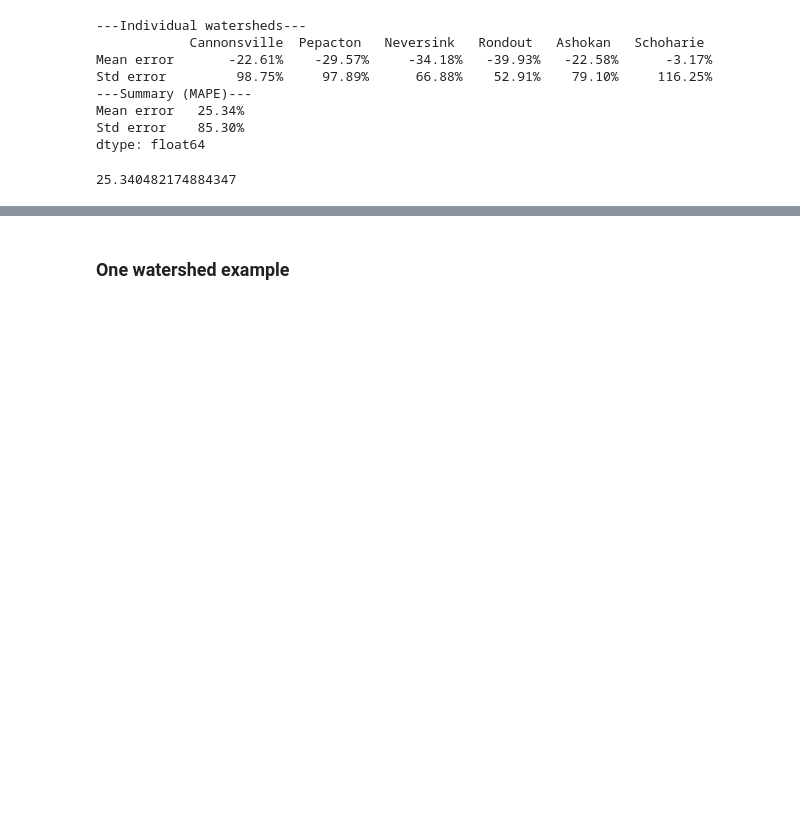
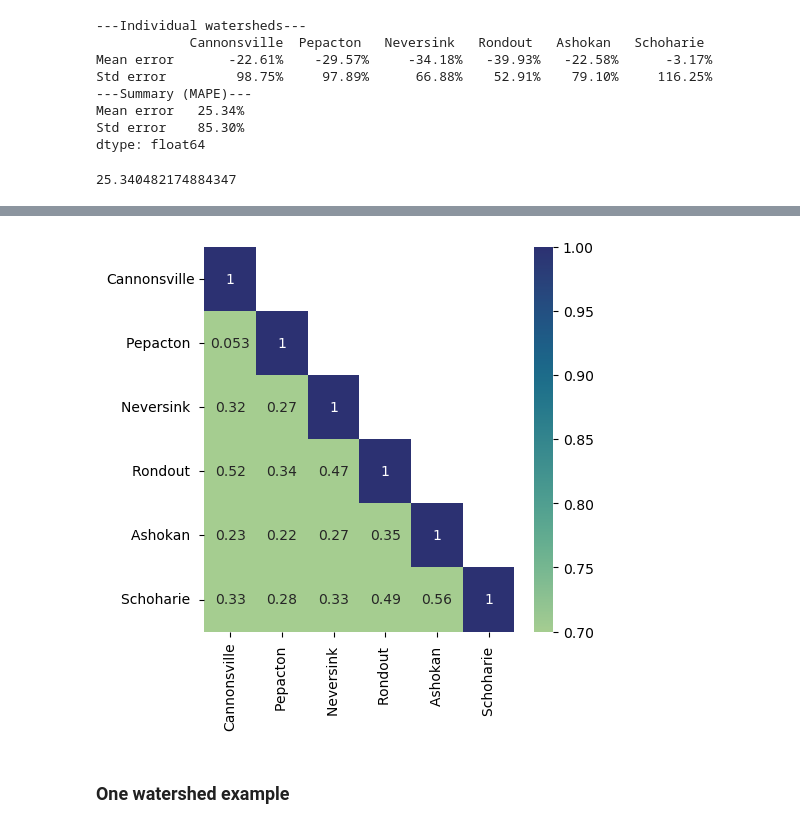
Before and after one commit to kinyatoride/PSL_GAN, a Jupyter notebook: hackathon_gan.ipynb, the cells around one changed output, grey strips where cells are left out. Drawn from its saved outputs; the diff is of its cells as text; code cells hidden in the pictures; blank space fills up the shorter version.

```diff
--- a/hackathon_gan.ipynb
+++ b/hackathon_gan.ipynb
@@ -442,3 +495,12 @@ for i, ax in enumerate(axs.flat):
+# %%
+hmp_data = pd.DataFrame(fake, columns=df.columns)
+hmp_data = hmp_data.apply(pd.to_numeric, errors='coerce')
+corr = hmp_data.corr()
+mask = np.triu(np.ones_like(corr, dtype=bool), k=1)
+ax = plt.subplots(figsize=(5, 5))
+ax = sns.heatmap(corr, mask=mask, vmin=.7, vmax=1, cmap=sns.color_palette("crest", as_cmap=True), annot=True)
+# %% [output]
+[figure, added]
 # %% [markdown]
 ### One watershed example
 # %%
```
Also changed, not shown: parts of 17 cells of this notebook, 3 other files.
